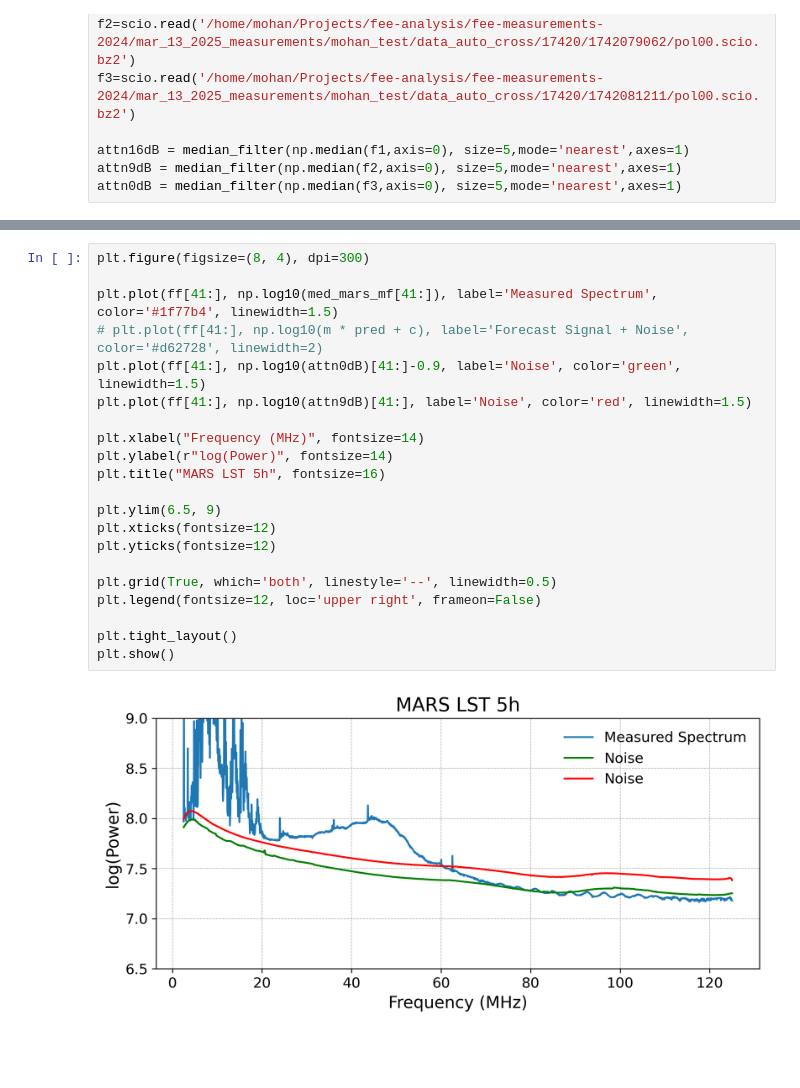
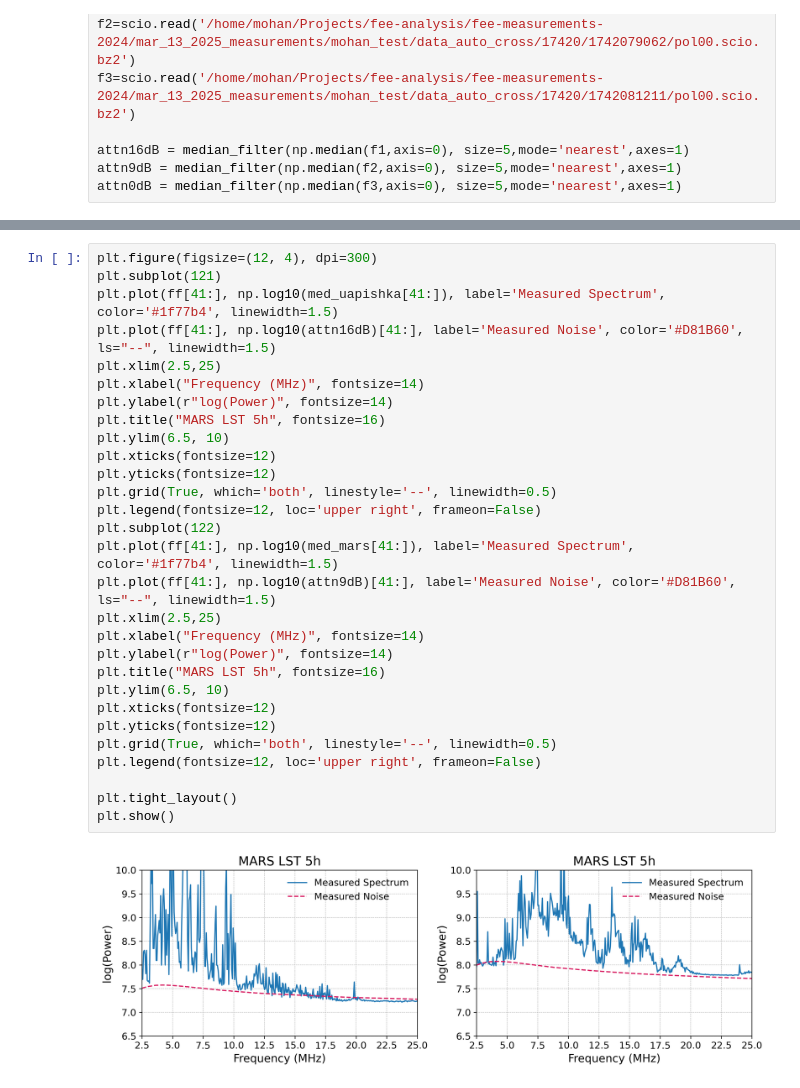
Before and after one commit to mohanagr/braindump, a Jupyter notebook: MARS and Uapishka FEE new predictions.ipynb, the cells around one changed output, grey strips where cells are left out. Drawn from its saved outputs; the diff is of its cells as text; blank space fills up the shorter version.

```diff
--- a/MARS and Uapishka FEE new predictions.ipynb
+++ b/MARS and Uapishka FEE new predictions.ipynb
@@ -154,23 +157,31 @@ plt.show()
 # %%
-plt.figure(figsize=(8, 4), dpi=300)
-
-plt.plot(ff[41:], np.log10(med_mars_mf[41:]), label='Measured Spectrum', color='#1f77b4', linewidth=1.5)
-# plt.plot(ff[41:], np.log10(m * pred + c), label='Forecast Signal + Noise', color='#d62728', linewidth=2)
-plt.plot(ff[41:], np.log10(attn0dB)[41:]-0.9, label='Noise', color='green', linewidth=1.5)
-plt.plot(ff[41:], np.log10(attn9dB)[41:], label='Noise', color='red', linewidth=1.5)
-
+plt.figure(figsize=(12, 4), dpi=300)
+plt.subplot(121)
+plt.plot(ff[41:], np.log10(med_uapishka[41:]), label='Measured Spectrum', color='#1f77b4', linewidth=1.5)
+plt.plot(ff[41:], np.log10(attn16dB)[41:], label='Measured Noise', color='#D81B60', ls="--", linewidth=1.5)
+plt.xlim(2.5,25)
 plt.xlabel("Frequency (MHz)", fontsize=14)
 plt.ylabel(r"log(Power)", fontsize=14)
 plt.title("MARS LST 5h", fontsize=16)
-
-plt.ylim(6.5, 9)
+plt.ylim(6.5, 10)
 plt.xticks(fontsize=12)
 plt.yticks(fontsize=12)
-
+plt.grid(True, which='both', linestyle='--', linewidth=0.5)
+plt.legend(fontsize=12, loc='upper right', frameon=False)
+plt.subplot(122)
+plt.plot(ff[41:], np.log10(med_mars[41:]), label='Measured Spectrum', color='#1f77b4', linewidth=1.5)
+plt.plot(ff[41:], np.log10(attn9dB)[41:], label='Measured Noise', color='#D81B60', ls="--", linewidth=1.5)
+plt.xlim(2.5,25)
+plt.xlabel("Frequency (MHz)", fontsize=14)
+plt.ylabel(r"log(Power)", fontsize=14)
+plt.title("MARS LST 5h", fontsize=16)
+plt.ylim(6.5, 10)
+plt.xticks(fontsize=12)
+plt.yticks(fontsize=12)
 plt.grid(True, which='both', linestyle='--', linewidth=0.5)
 plt.legend(fontsize=12, loc='upper right', frameon=False)
 
 plt.tight_layout()
 plt.show()
 # %% [output]
-[figure, old version]
+[figure, new version]
```
Also changed, not shown: parts of 5 cells of this notebook, 1 other file.
